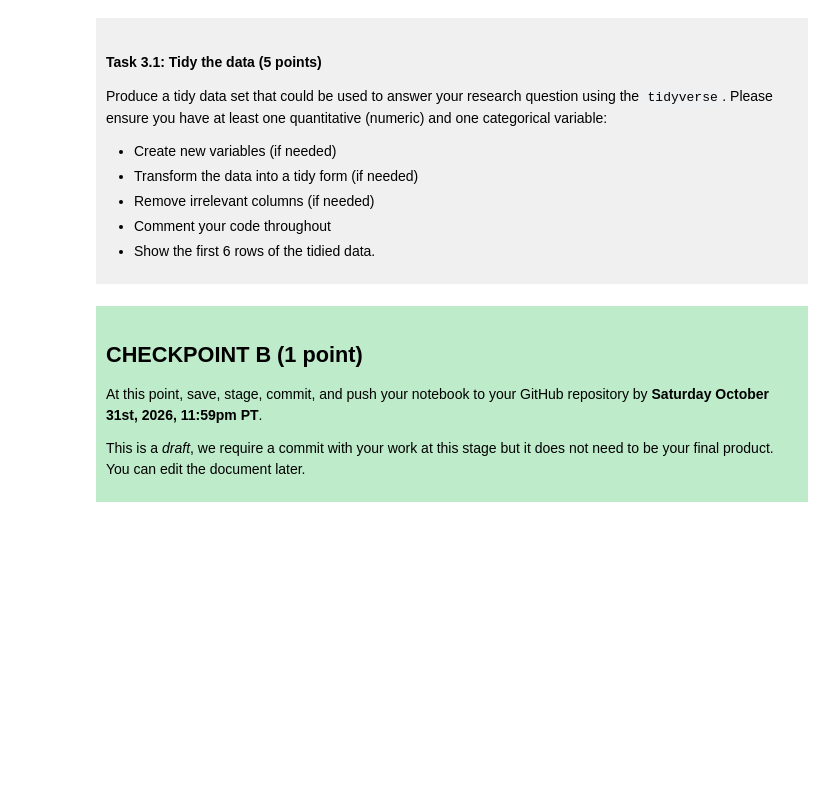
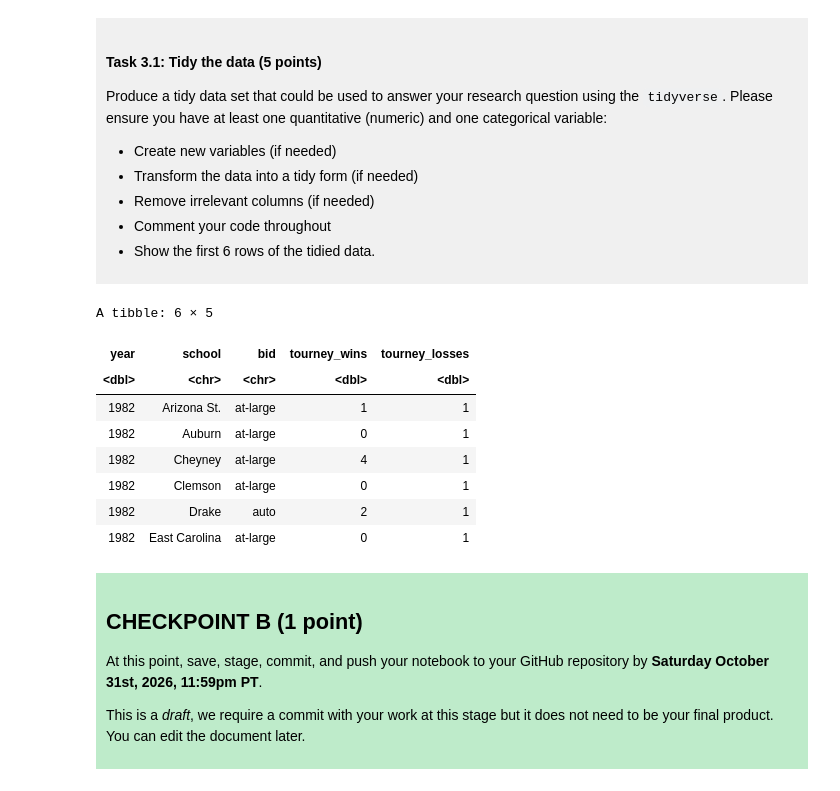
Before and after one commit to matthewchiang161/dsci-100-project-matthew-chiang, a Jupyter notebook: dsci-100-project-notebook.ipynb, the cells around one changed output. Saved outputs shown, nothing was run; the diff lists cells and outputs as text; code cells hidden in the pictures; blank space fills up the shorter version.

```diff
--- a/dsci-100-project-notebook.ipynb
+++ b/dsci-100-project-notebook.ipynb
@@ -189,7 +211,21 @@ Produce a tidy data set that could be used to answer your research question usin
 
 </div>
 # %%
-### EDIT THIS CODE CELL ###
+tidy_data <- data |>
+    select(year,school,bid,tourney_wins,tourney_losses)
+
+
+head(tidy_data)
+# %% [output]
+A tibble: 6 × 5
+| year | school | bid | tourney_wins | tourney_losses |
+| <dbl> | <chr> | <chr> | <dbl> | <dbl> |
+| 1982 | Arizona St. | at-large | 1 | 1 |
+| 1982 | Auburn | at-large | 0 | 1 |
+| 1982 | Cheyney | at-large | 4 | 1 |
+| 1982 | Clemson | at-large | 0 | 1 |
+| 1982 | Drake | auto | 2 | 1 |
+| 1982 | East Carolina | at-large | 0 | 1 |
 # %% [markdown]
 <div style="background-color: #beebca; padding: 10px;">
 
```
Also changed, not shown: parts of 3 cells of this notebook.
